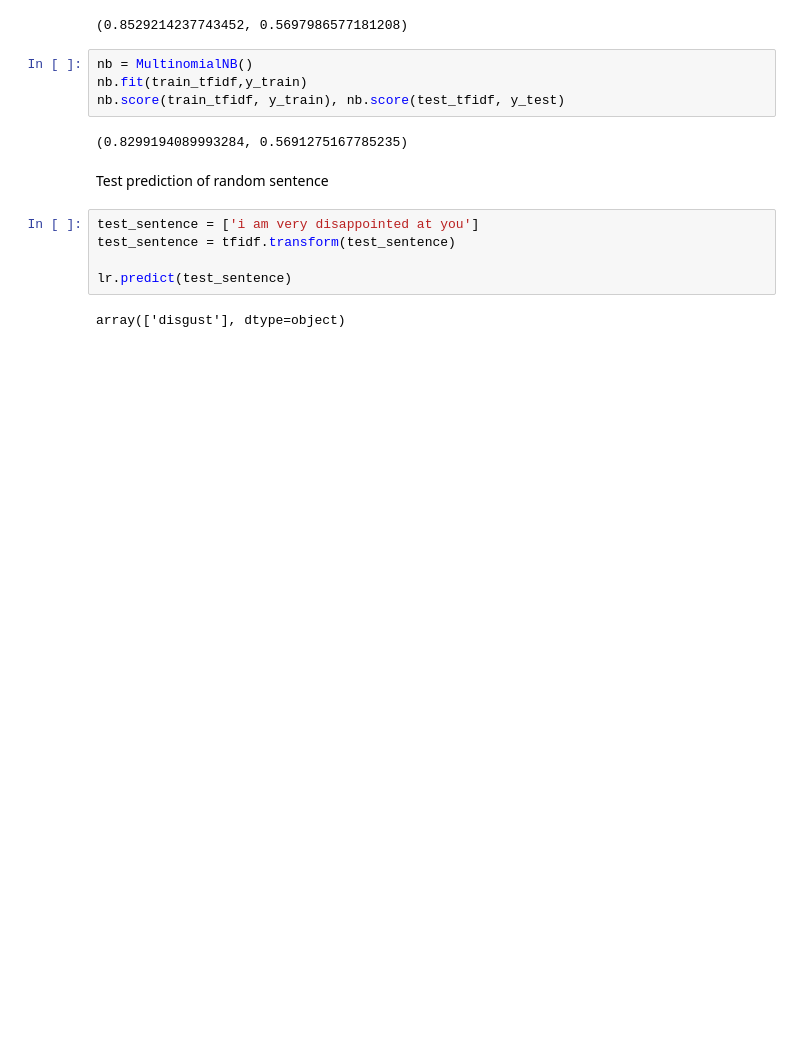
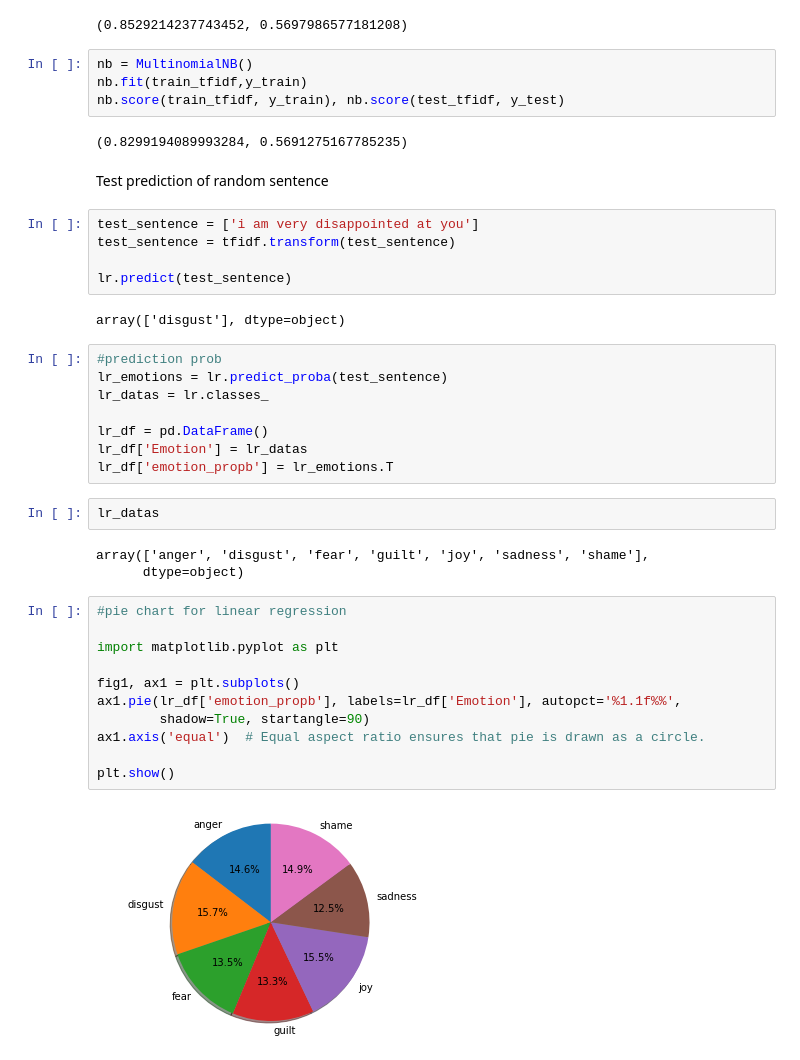
Before and after one commit to araul3927/EmotionDetectionFromText, a Jupyter notebook: npl.ipynb, the cells around one changed output. Saved outputs shown, nothing was run; the diff lists cells and outputs as text; blank space fills up the shorter version.

Commit message:
graph added at the end showing probablity

```diff
--- a/npl.ipynb
+++ b/npl.ipynb
@@ -187,3 +189,29 @@ test_sentence = tfidf.transform(test_sentence)
 lr.predict(test_sentence)
 # %% [output]
 array(['disgust'], dtype=object)
+# %%
+#prediction prob
+lr_emotions = lr.predict_proba(test_sentence)
+lr_datas = lr.classes_
+
+lr_df = pd.DataFrame()
+lr_df['Emotion'] = lr_datas
+lr_df['emotion_propb'] = lr_emotions.T
+# %%
+lr_datas
+# %% [output]
+array(['anger', 'disgust', 'fear', 'guilt', 'joy', 'sadness', 'shame'],
+      dtype=object)
+# %%
+#pie chart for linear regression
+
+import matplotlib.pyplot as plt
+
+fig1, ax1 = plt.subplots()
+ax1.pie(lr_df['emotion_propb'], labels=lr_df['Emotion'], autopct='%1.1f%%',
+        shadow=True, startangle=90)
+ax1.axis('equal')  # Equal aspect ratio ensures that pie is drawn as a circle.
+
+plt.show()
+# %% [output]
+[figure, added]
```
Also changed, not shown: parts of 6 cells of this notebook.
